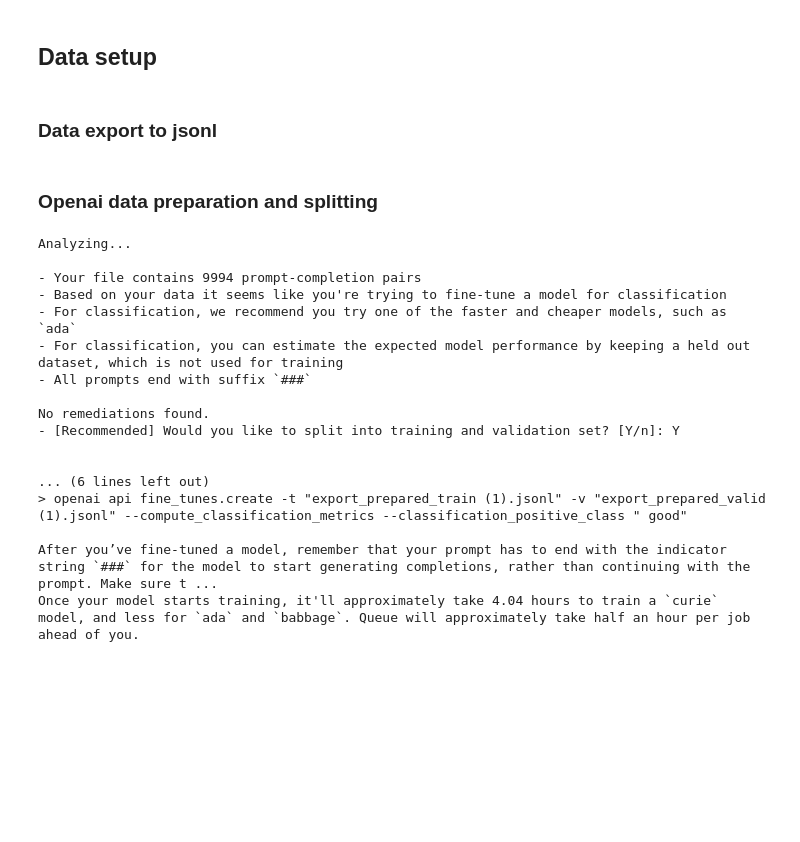
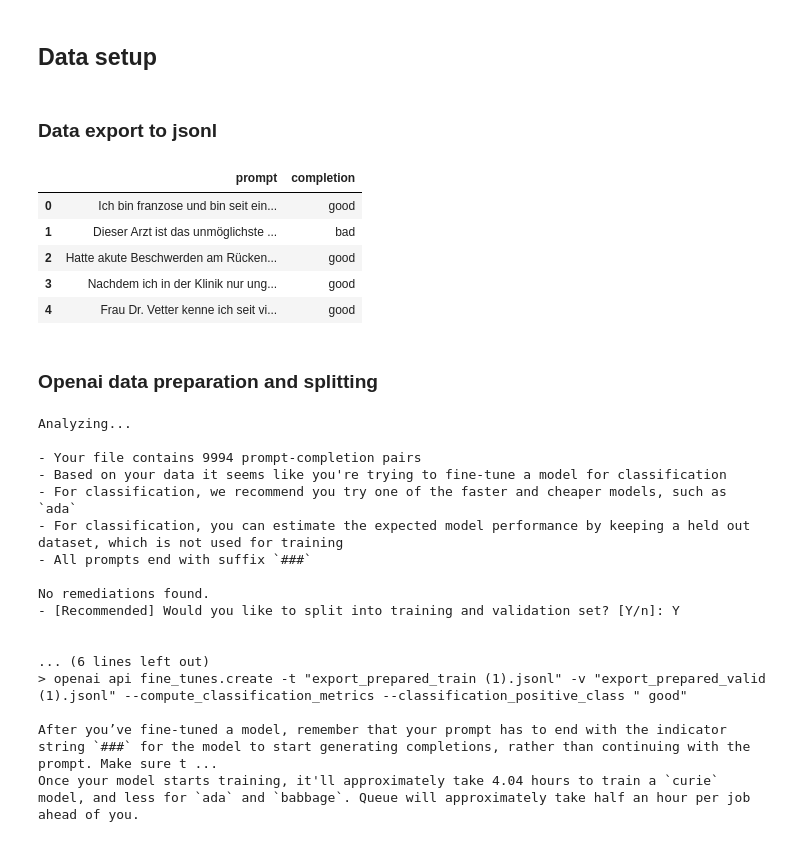
Before and after one commit to AdvancedNLP/openai_gpt_review_clf, a Jupyter notebook: fine_tune_openai_gpt.ipynb, the cells around one changed output. Saved outputs shown, nothing was run; the diff lists cells and outputs as text; code cells hidden in the pictures; blank space fills up the shorter version.

```diff
--- a/fine_tune_openai_gpt.ipynb
+++ b/fine_tune_openai_gpt.ipynb
@@ -31,6 +31,15 @@ def create_export():
 
 
 create_export()
+# %%
+pd.read_json(EXPORT_FILE_NAME, lines=True).head()
+# %% [output]
+|  | prompt | completion |
+| 0 | Ich bin franzose und bin seit ein... | good |
+| 1 | Dieser Arzt ist das unmöglichste ... | bad |
+| 2 | Hatte akute Beschwerden am Rücken... | good |
+| 3 | Nachdem ich in der Klinik nur ung... | good |
+| 4 | Frau Dr. Vetter kenne ich seit vi... | good |
 # %% [markdown]
 ### Openai data preparation and splitting
 # %%
```
